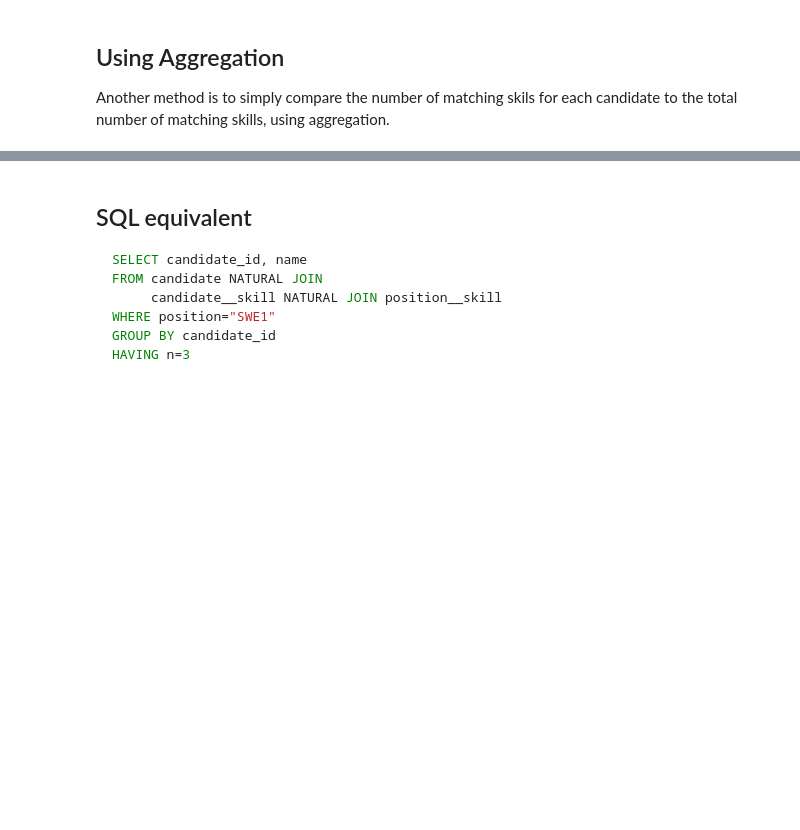
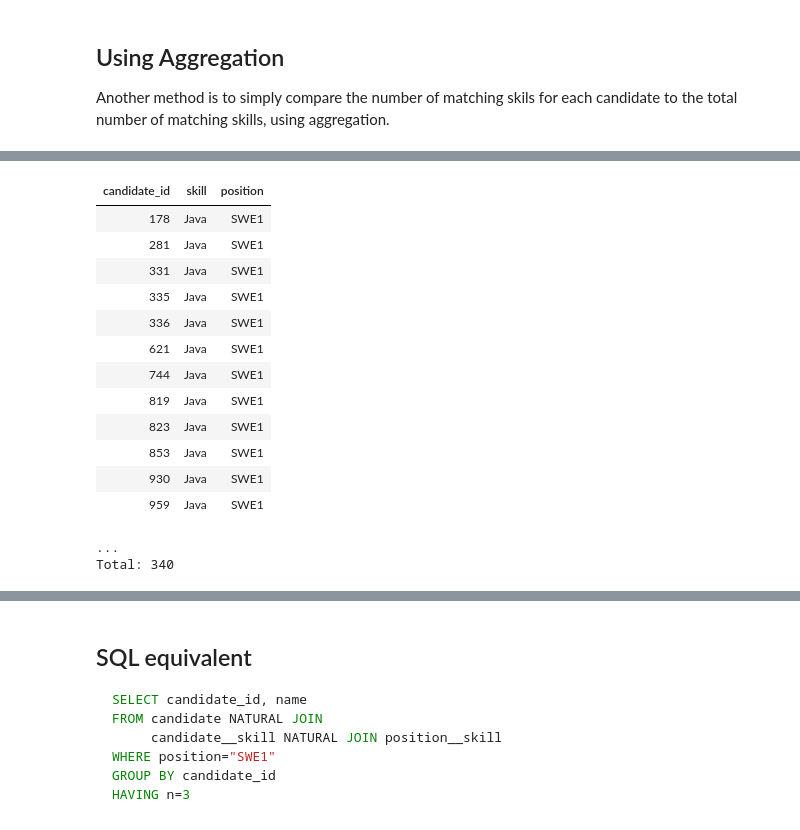
Before and after one commit to dimitri-yatsenko/Database-Systems-for-Data-Science, a Jupyter notebook: notebooks/Relational-Division.ipynb, the cells around one changed output, grey strips where cells are left out. Saved outputs shown, nothing was run; the diff lists cells and outputs as text; code cells hidden in the pictures; blank space fills up the shorter version.

```diff
--- a/notebooks/Relational-Division.ipynb
+++ b/notebooks/Relational-Division.ipynb
@@ -321,3 +267,21 @@ Another method is to simply compare the number of matching skils for each candid
+# %%
+Candidate.Skill() * Position.Skill() & {'position': 'SWE1'}
+# %% [output]
+| candidate_id | skill | position |
+| 178 | Java | SWE1 |
+| 281 | Java | SWE1 |
+| 331 | Java | SWE1 |
+| 335 | Java | SWE1 |
+| 336 | Java | SWE1 |
+| 621 | Java | SWE1 |
+| 744 | Java | SWE1 |
+| 819 | Java | SWE1 |
+| 823 | Java | SWE1 |
+| 853 | Java | SWE1 |
+| 930 | Java | SWE1 |
+| 959 | Java | SWE1 |
+...
+Total: 340
 # %%
 qualified = Candidate.aggr(
     Candidate.Skill * Position.Skill & {'position': "SWE1"},
```
Also changed, not shown: parts of 21 cells of this notebook, 1 other file.
